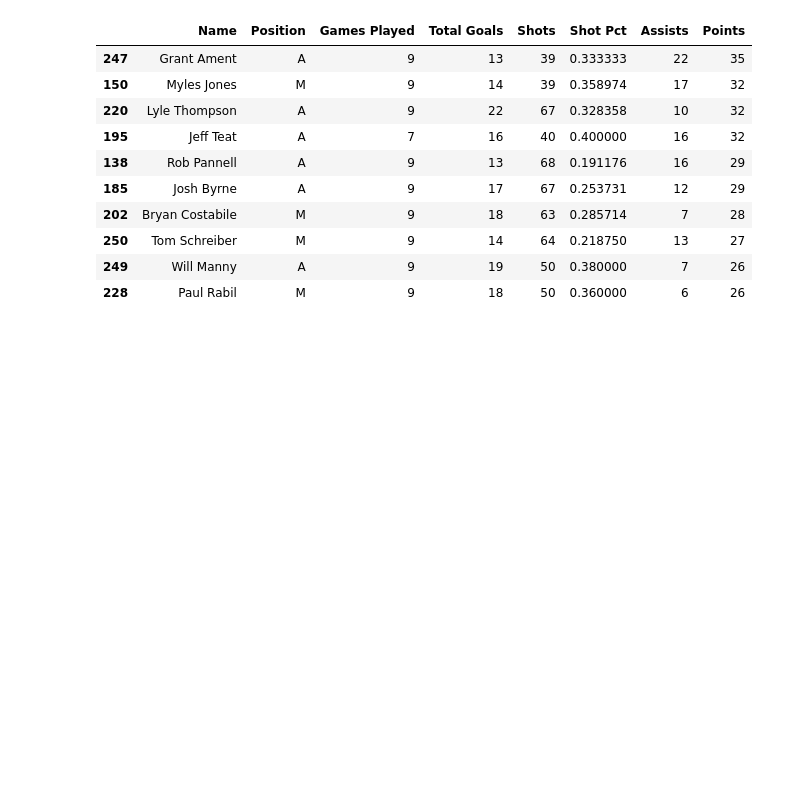
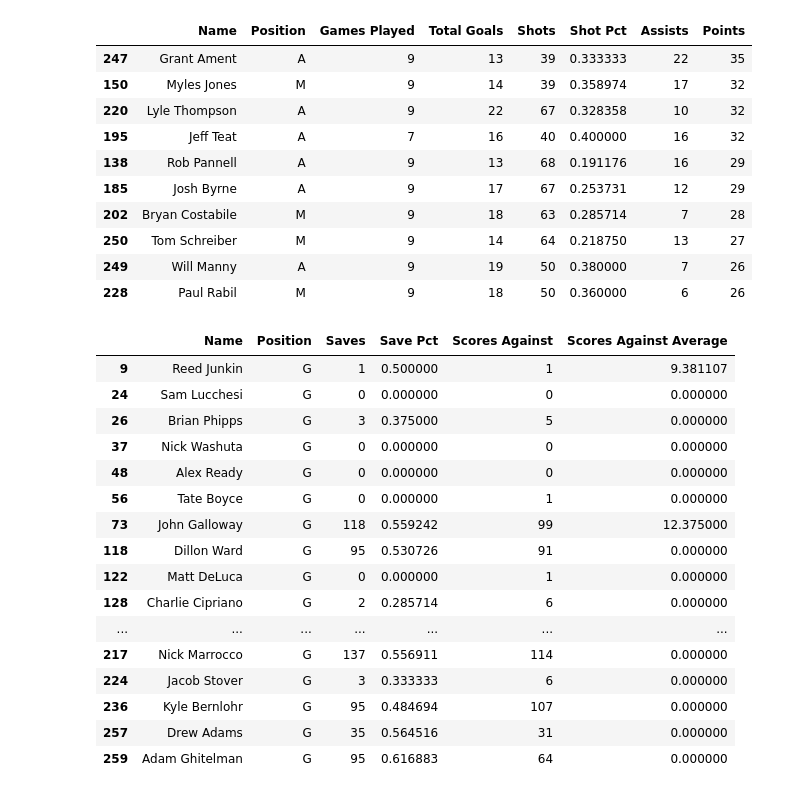
Before and after one commit to petenielsen93/pll_visualizations, a Jupyter notebook: PLL_cleaning.ipynb, the cells around one changed output. Saved outputs shown, nothing was run; the diff lists cells and outputs as text; code cells hidden in the pictures; blank space fills up the shorter version.

Commit message:
Adding viz #2: goalies.

```diff
--- a/PLL_cleaning.ipynb
+++ b/PLL_cleaning.ipynb
@@ -124,3 +124,26 @@ point_leaders
 | 228 | Paul Rabil | M | 9 | 18 | 50 | 0.360000 | 6 | 26 |
 # %%
 point_leaders.to_csv('./Data/points.csv', index=False)
+# %%
+#creating df of goalies
+goalie_df = pll_df[pll_df['Position'] == 'G']
+goalie_df = goalie_df[['Name', 'Position', 'Saves', 'Save Pct', 'Scores Against', 'Scores Against Average']]
+goalie_df
+# %% [output]
+|  | Name | Position | Saves | Save Pct | Scores Against | Scores Against Average |
+| 9 | Reed Junkin | G | 1 | 0.500000 | 1 | 9.381107 |
+| 24 | Sam Lucchesi | G | 0 | 0.000000 | 0 | 0.000000 |
+| 26 | Brian Phipps | G | 3 | 0.375000 | 5 | 0.000000 |
+| 37 | Nick Washuta | G | 0 | 0.000000 | 0 | 0.000000 |
+| 48 | Alex Ready | G | 0 | 0.000000 | 0 | 0.000000 |
+| 56 | Tate Boyce | G | 0 | 0.000000 | 1 | 0.000000 |
+| 73 | John Galloway | G | 118 | 0.559242 | 99 | 12.375000 |
+| 118 | Dillon Ward | G | 95 | 0.530726 | 91 | 0.000000 |
+| 122 | Matt DeLuca | G | 0 | 0.000000 | 1 | 0.000000 |
+| 128 | Charlie Cipriano | G | 2 | 0.285714 | 6 | 0.000000 |
+| ... | ... | ... | ... | ... | ... | ... |
+| 217 | Nick Marrocco | G | 137 | 0.556911 | 114 | 0.000000 |
+| 224 | Jacob Stover | G | 3 | 0.333333 | 6 | 0.000000 |
+| 236 | Kyle Bernlohr | G | 95 | 0.484694 | 107 | 0.000000 |
+| 257 | Drew Adams | G | 35 | 0.564516 | 31 | 0.000000 |
+| 259 | Adam Ghitelman | G | 95 | 0.616883 | 64 | 0.000000 |
```
Also changed, not shown: parts of 2 cells of this notebook, 2 other files.
